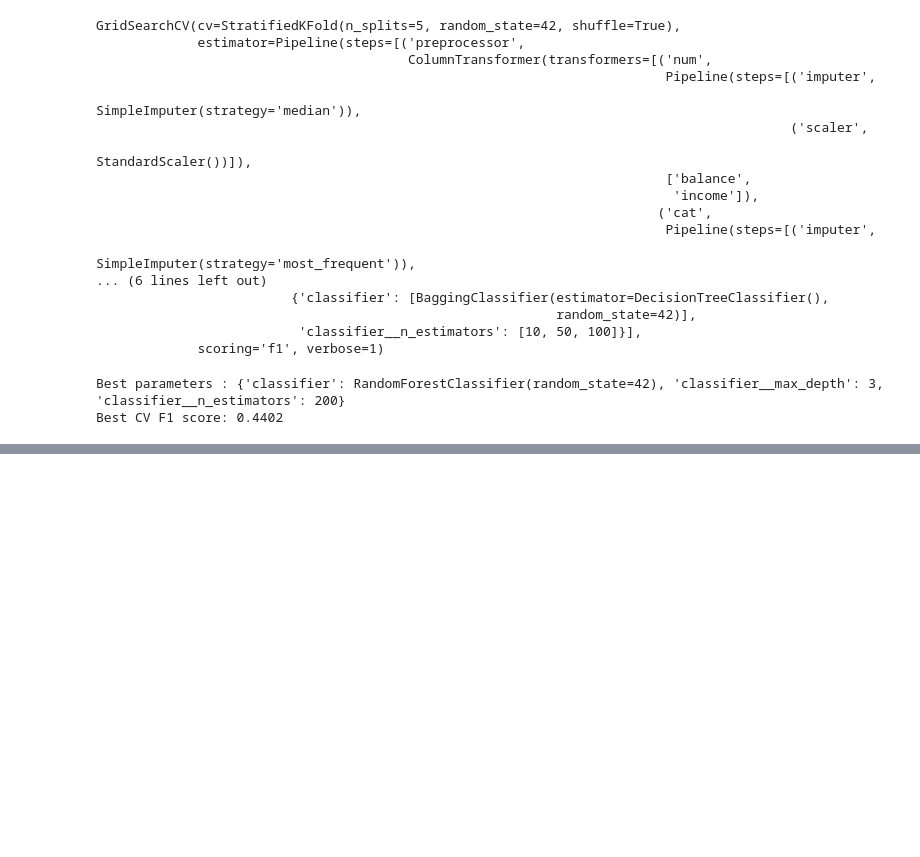
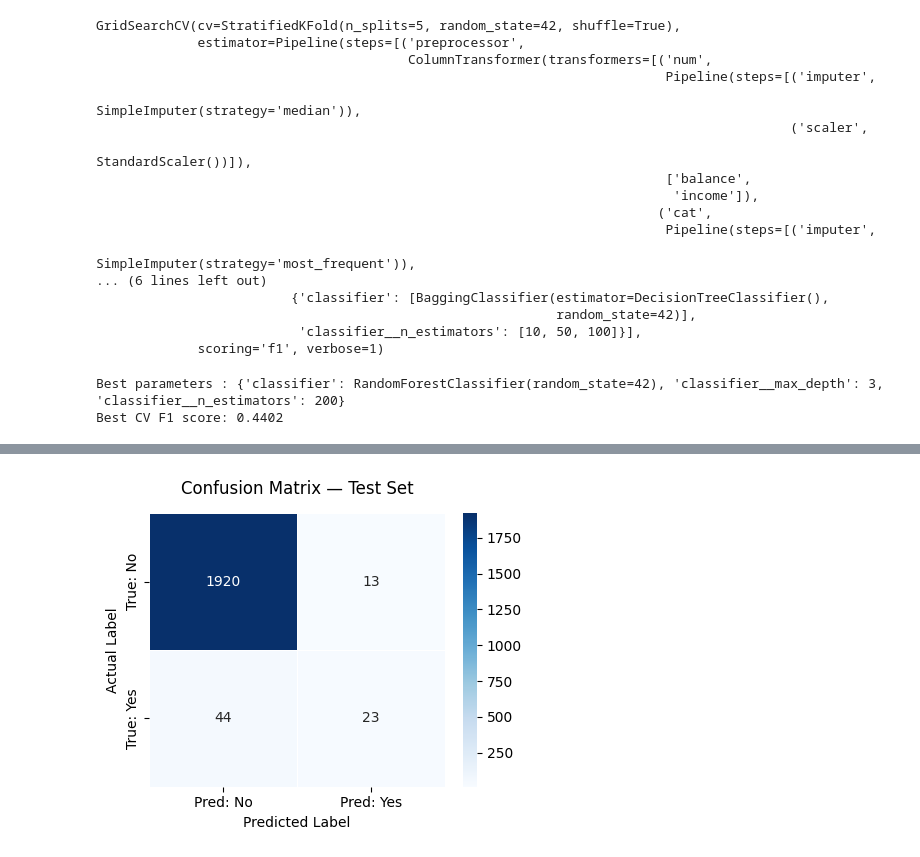
Before and after one commit to Vyrima/InClassAssignment, a Jupyter notebook: InClass.ipynb, the cells around one changed output, grey strips where cells are left out. Drawn from its saved outputs; the diff is of its cells as text; code cells hidden in the pictures; blank space fills up the shorter version.

Commit message:
until '15.Evaluate the model'

```diff
--- a/InClass.ipynb
+++ b/InClass.ipynb
@@ -409,3 +409,13 @@ print(f"Best CV F1 score: {grid_search.best_score_:.4f}")
 # %% [output]
 Best parameters : {'classifier': RandomForestClassifier(random_state=42), 'classifier__max_depth': 3, 'classifier__n_estimators': 200}
 Best CV F1 score: 0.4402
+# %%
+best_model = grid_search.best_estimator_ #extract the best model
+#_______________________________________________________
+best_model.fit(X_train, y_train) #re-fit the best model on the entire training set
+
+y_pred_train = best_model.predict(X_train)
+y_pred_test = best_model.predict(X_test)
+
+print("Best estimator:")
+print(grid_search.best_params_)
@@ -411,0 +453,8 @@ Best CV F1 score: 0.4402
+# %%
+from sklearn.metrics import classification_report, confusion_matrix
+
+print("\nClassification Report:")
+print(classification_report(y_test, y_pred_test, target_names=['No Default (0)', 'Default (1)']))
+conf_matrix = confusion_matrix(y_test, y_pred_test)
+print("\nConfusion Matrix:")
+print(conf_matrix)
@@ -411,0 +476,20 @@ Best CV F1 score: 0.4402
+# %%
+# ── Heatmap visualization ─────────────────────────────────
+fig, ax = plt.subplots(figsize=(4.5, 3.8))
+sns.heatmap(
+    conf_matrix,
+    annot=True,
+    fmt='d',
+    cmap='Blues',
+    ax=ax,
+    linewidths=0.5,
+    xticklabels=['Pred: No', 'Pred: Yes'],
+    yticklabels=['True: No', 'True: Yes']
+)
+ax.set_title('Confusion Matrix — Test Set', fontsize=12, pad=14)
+ax.set_ylabel('Actual Label')
+ax.set_xlabel('Predicted Label')
+plt.tight_layout()
+plt.show()
+# %% [output]
+[figure, added]
```
Also changed, not shown: parts of 5 cells of this notebook.
